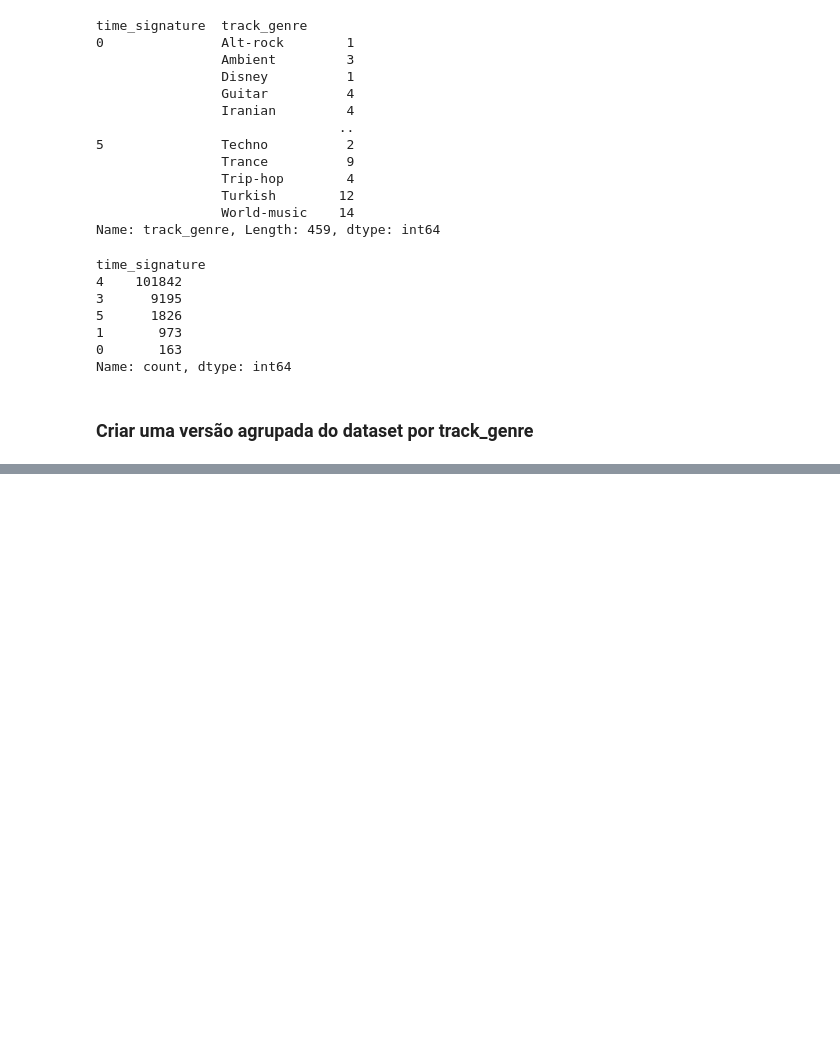
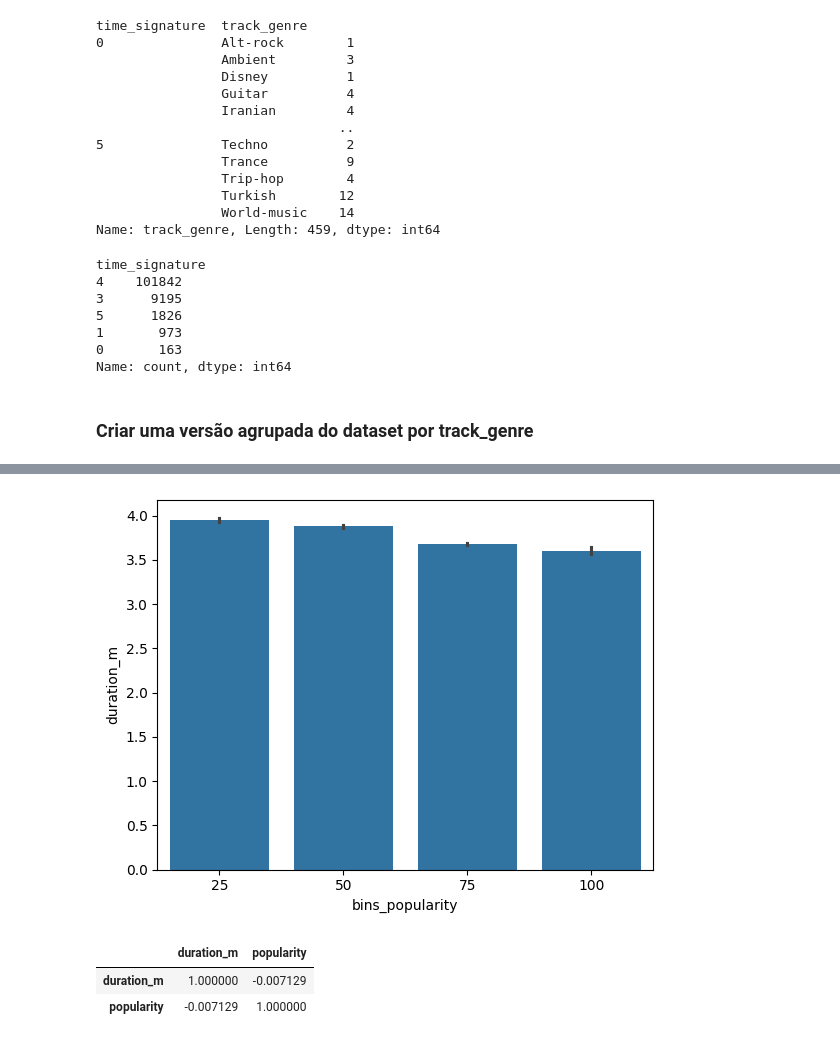
Before and after one commit to alvaroDatlo/analise_spotify, a Jupyter notebook: main.ipynb, the cells around one changed output, grey strips where cells are left out. Saved outputs shown, nothing was run; the diff lists cells and outputs as text; code cells hidden in the pictures; blank space fills up the shorter version.

```diff
--- a/main.ipynb
+++ b/main.ipynb
@@ -275,0 +259,15 @@ df_agrupado.to_csv('versao_agrupada.csv', index=False)
+# %%
+bins = [0, 25, 50, 75, 100]
+labels = [25, 50, 75, 100]
+
+df['bins_popularity'] = pd.cut(df['popularity'], bins=bins, labels=labels)
+# %%
+sns.barplot(data=df, y='duration_m', x='bins_popularity');
+# %% [output]
+[figure, added]
+# %%
+df[['duration_m', 'popularity']].corr()
+# %% [output]
+|  | duration_m | popularity |
+| duration_m | 1.000000 | -0.007129 |
+| popularity | -0.007129 | 1.000000 |
```
Also changed, not shown: parts of 6 cells of this notebook.
